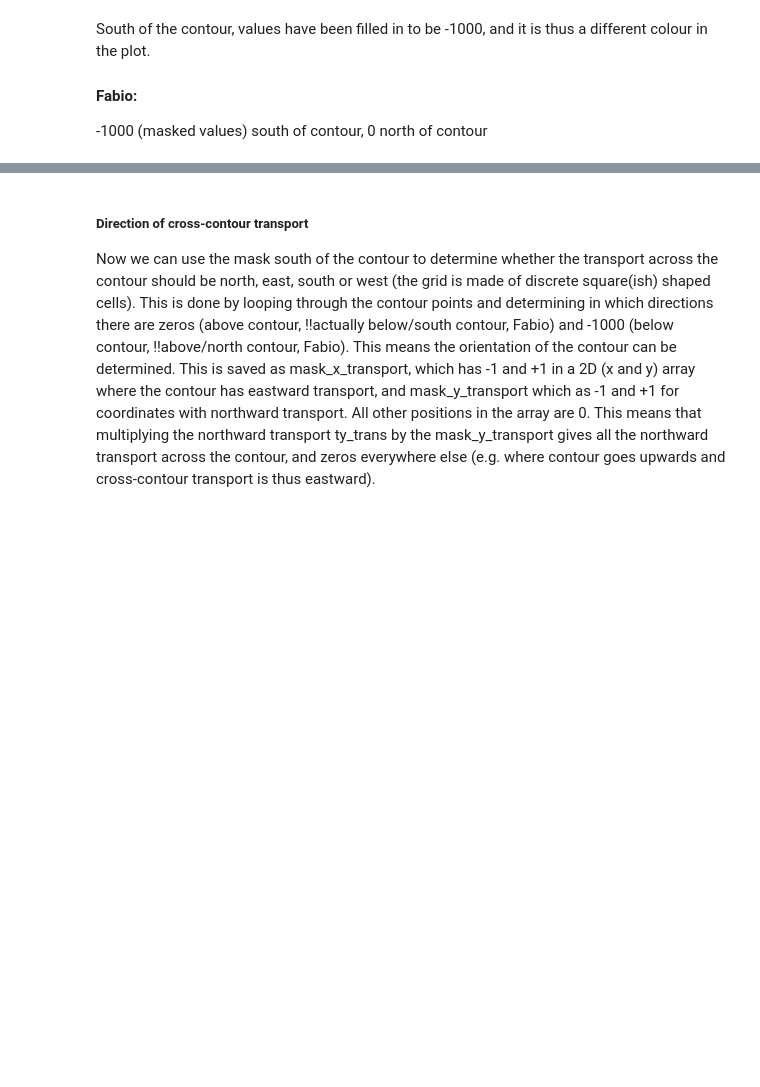
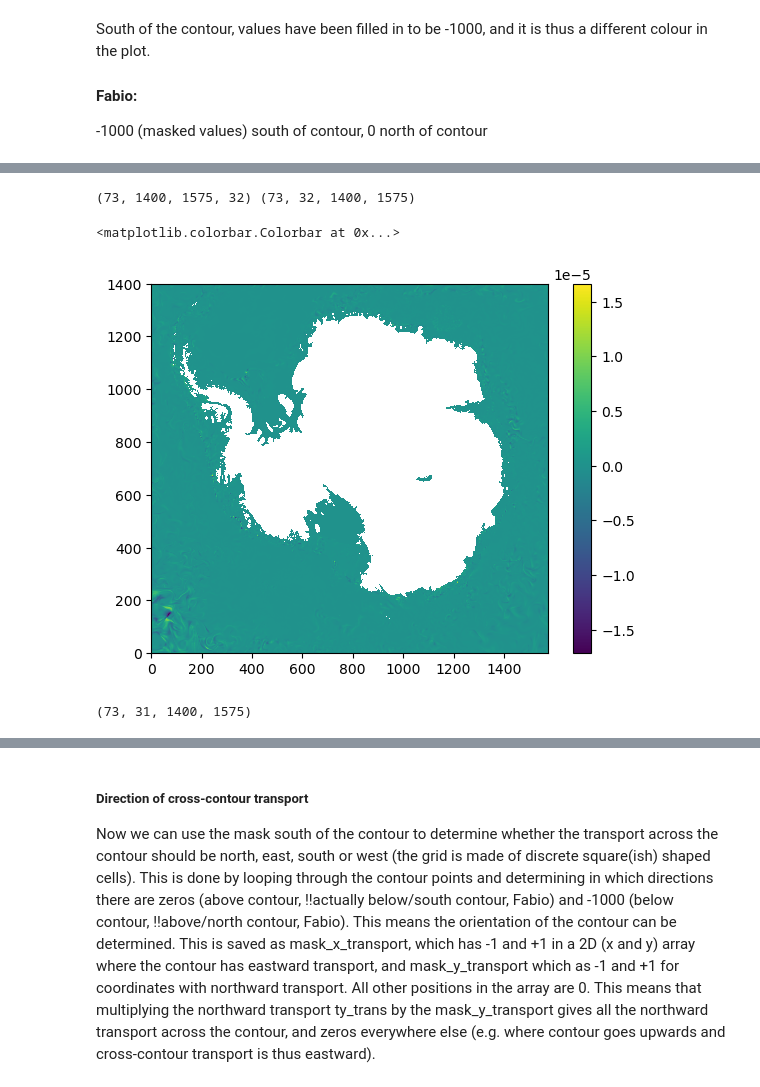
Before and after one commit to fabiobdias/waom_notebook, a Jupyter notebook: OHB_shelf/WAOM4extend_shflim_S_0.25Q_OHB_shelf.ipynb, the cells around one changed output, grey strips where cells are left out. Cells and saved outputs as stored; diff of their text form; code cells hidden in the pictures; blank space fills up the shorter version.

```diff
--- a/OHB_shelf/WAOM4extend_shflim_S_0.25Q_OHB_shelf.ipynb
+++ b/OHB_shelf/WAOM4extend_shflim_S_0.25Q_OHB_shelf.ipynb
@@ -101,7 +99,7 @@ temperature, scalar, series
 
 # plt.pcolormesh(temp.mean('ocean_time').isel(s_rho=-1))
 # %%
-ds = xr.open_mfdataset(paths="/g/data3/hh5/tmp/access-om/fbd581/ROMS/OUTPUT/waom4extend_shflim_S_0.25Q/output_yr10_diag/ocean_his_00*.nc" , parallel=bool) #, chuncks="auto", concat_dim="ocean_time"
+ds = xr.open_mfdataset(paths="/g/data3/hh5/tmp/access-om/fbd581/ROMS/OUTPUT/waom4extend_shflim_S_0.25Q/output_yr10_diag/ocean_his_00*.nc" , chunks={'eta_rho': '200MB'}, parallel=bool, decode_times=False) #, chuncks="auto", concat_dim="ocean_time"
 
 #- preserving 5-days avgs
 temp_snap = ds.variables["temp"]
@@ -133,0 +190,22 @@ del dT
+# %%
+%%time
+
+# transform to DataArray
+temp_snap = xr.DataArray(temp_snap)
+
+# calculate first snapshot difference: 1st dt on snap (minus) restart (temp_ini)
+dT_1 = temp_snap[0,:] - temp_ini
+print(dT_1.shape)
+
+# use xarray diff to differentiate snapshots
+dT_tmp = temp_snap.diff('ocean_time',n=1,label='lower')
+print(dT_tmp.shape)
+
+# concatenate first diff and others:
+dT = xr.concat([dT_1, dT_tmp],'ocean_time')
+
+#
+dt = 5*86400 # 5-days in seconds
+temp_Rate = np.divide(dT, dt)
+
+print(dT.shape)
@@ -465,0 +639,21 @@ South of the contour, values have been filled in to be -1000, and it is thus a d
+# %%
+%%time
+# method 2 to calculate Dz:
+# z_w=z_w.chunks(chunks={'eta_rho': '200MB'}) # couldn't change chunks.
+
+Z_w = z_w.transpose('ocean_time','s_w','eta_rho','xi_rho')
+print(z_w.shape, Z_w.shape)
+
+dz = np.diff(Z_w,axis=1)
+# %% [output]
+(73, 1400, 1575, 32) (73, 32, 1400, 1575)
+# %%
+plt.pcolormesh(np.squeeze(np.nanmean(temp_Rate[:,:,:,-1], axis=0)))
+plt.colorbar()
+# %% [output]
+<matplotlib.colorbar.Colorbar at 0x...>
+[figure, added]
+# %%
+temp.shape
+# %% [output]
+(73, 31, 1400, 1575)
```
Also changed, not shown: parts of 27 cells of this notebook, 8 other files.
